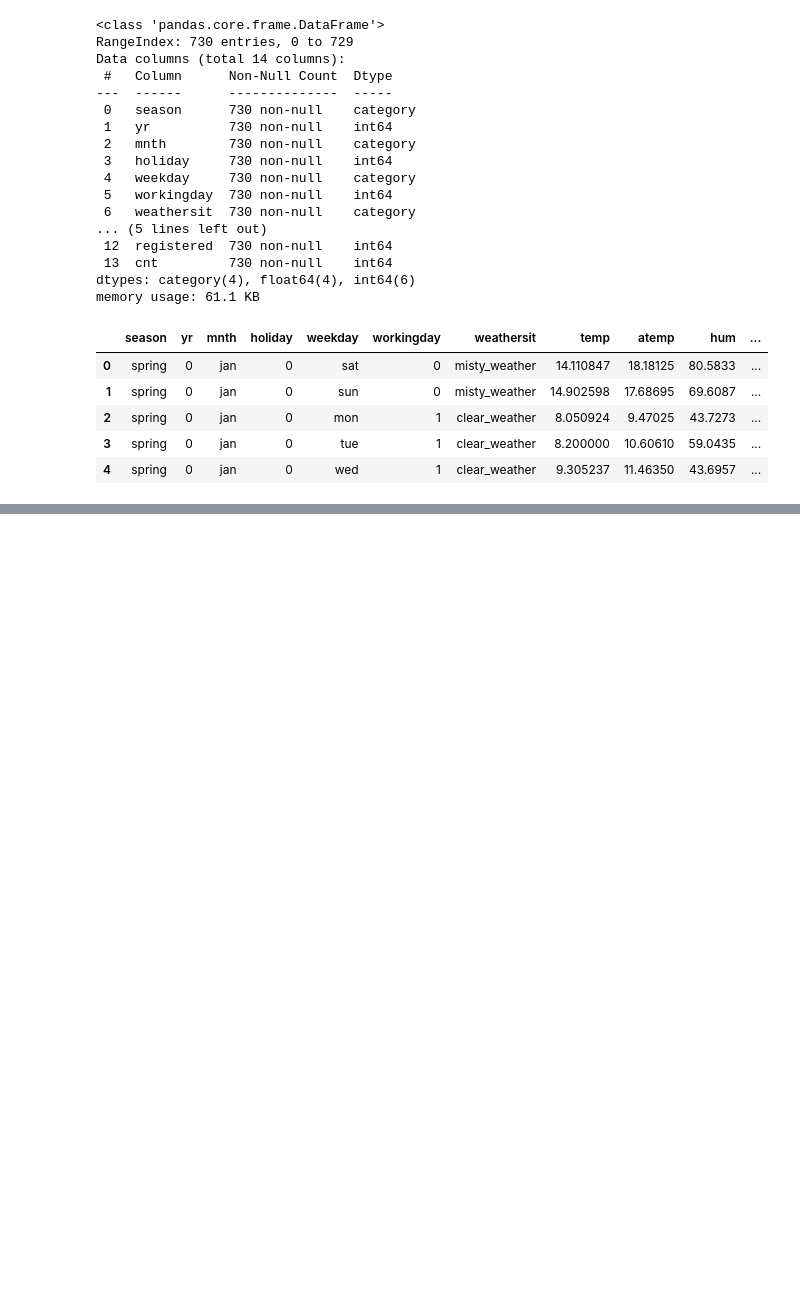
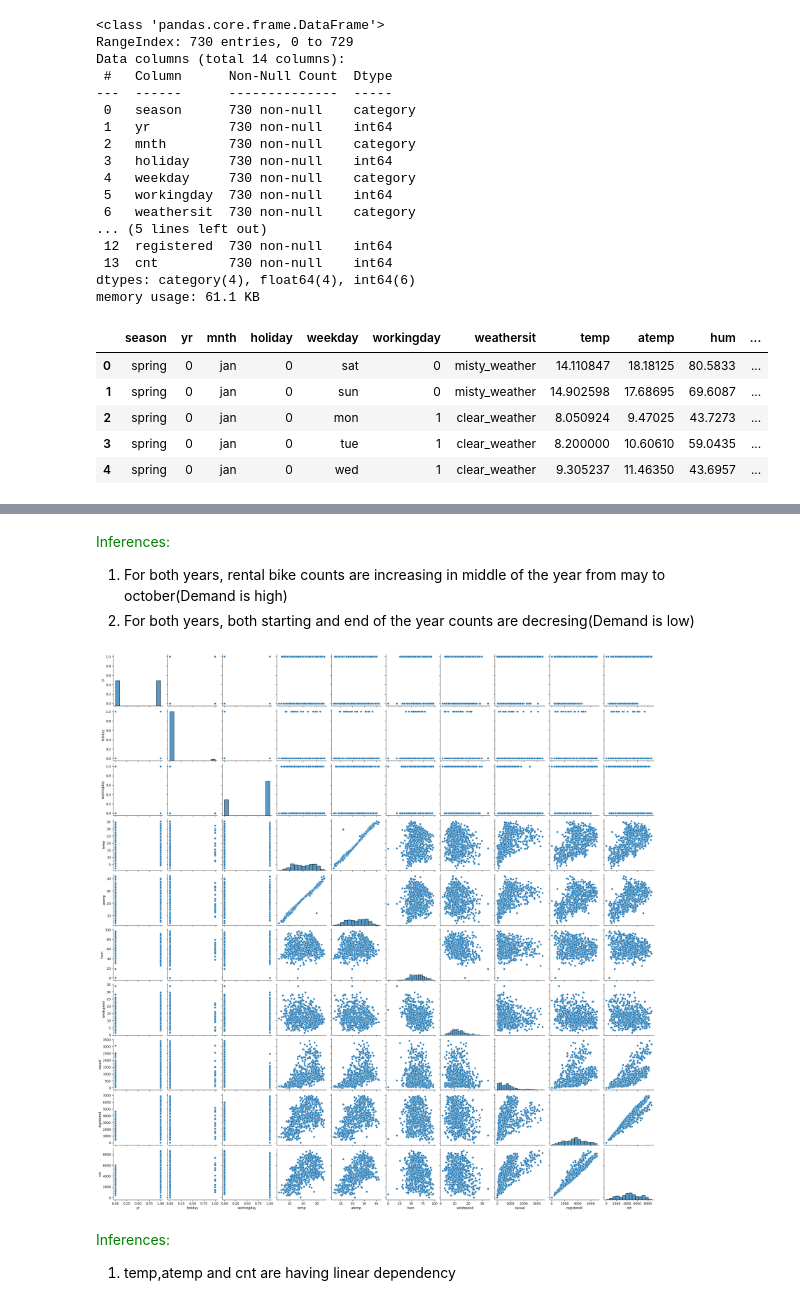
Before and after one commit to sunilkumarrudragada/bike-sharing-linear-regression, a Jupyter notebook: bike_sharing_linear_regression.ipynb, the cells around one changed output, grey strips where cells are left out. Drawn from its saved outputs; the diff is of its cells as text; code cells hidden in the pictures; blank space fills up the shorter version.

```diff
--- a/bike_sharing_linear_regression.ipynb
+++ b/bike_sharing_linear_regression.ipynb
@@ -159,0 +195,14 @@ df.head()
+# %% [markdown]
+<span style="color:green">Inferences: </br>
+1. For both years, rental bike counts are increasing in middle of the year from may to october(Demand is high) </br>
+2. For both years, both starting and end of the year counts are decresing(Demand is low)
+</span>
+# %%
+sns.pairplot(df)
+plt.show()
+# %% [output]
+[figure, added]
+# %% [markdown]
+<span style="color:green">Inferences: </br>
+1. temp,atemp and cnt are having  linear dependency </br>
+</span>
```
Also changed, not shown: parts of 8 cells of this notebook.
